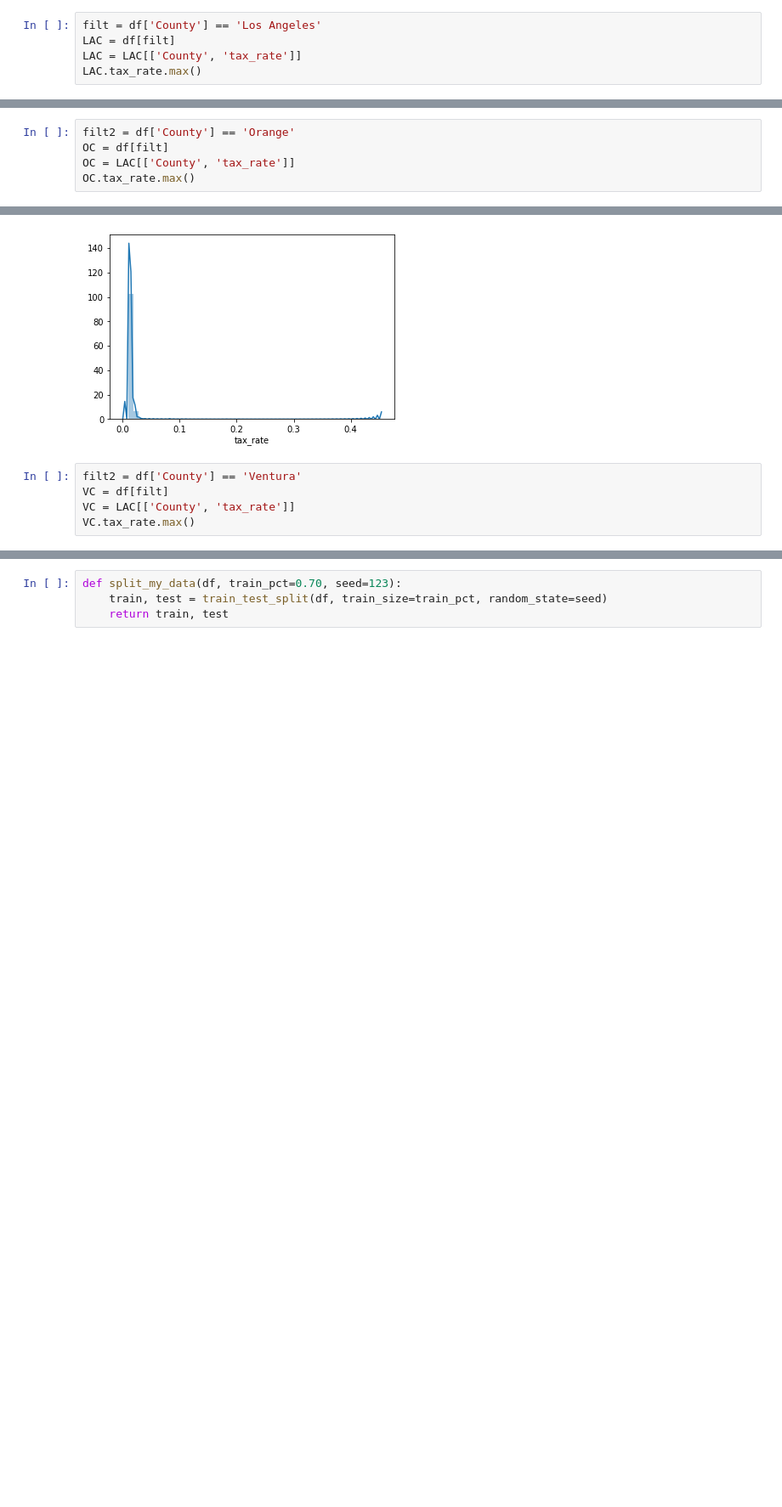
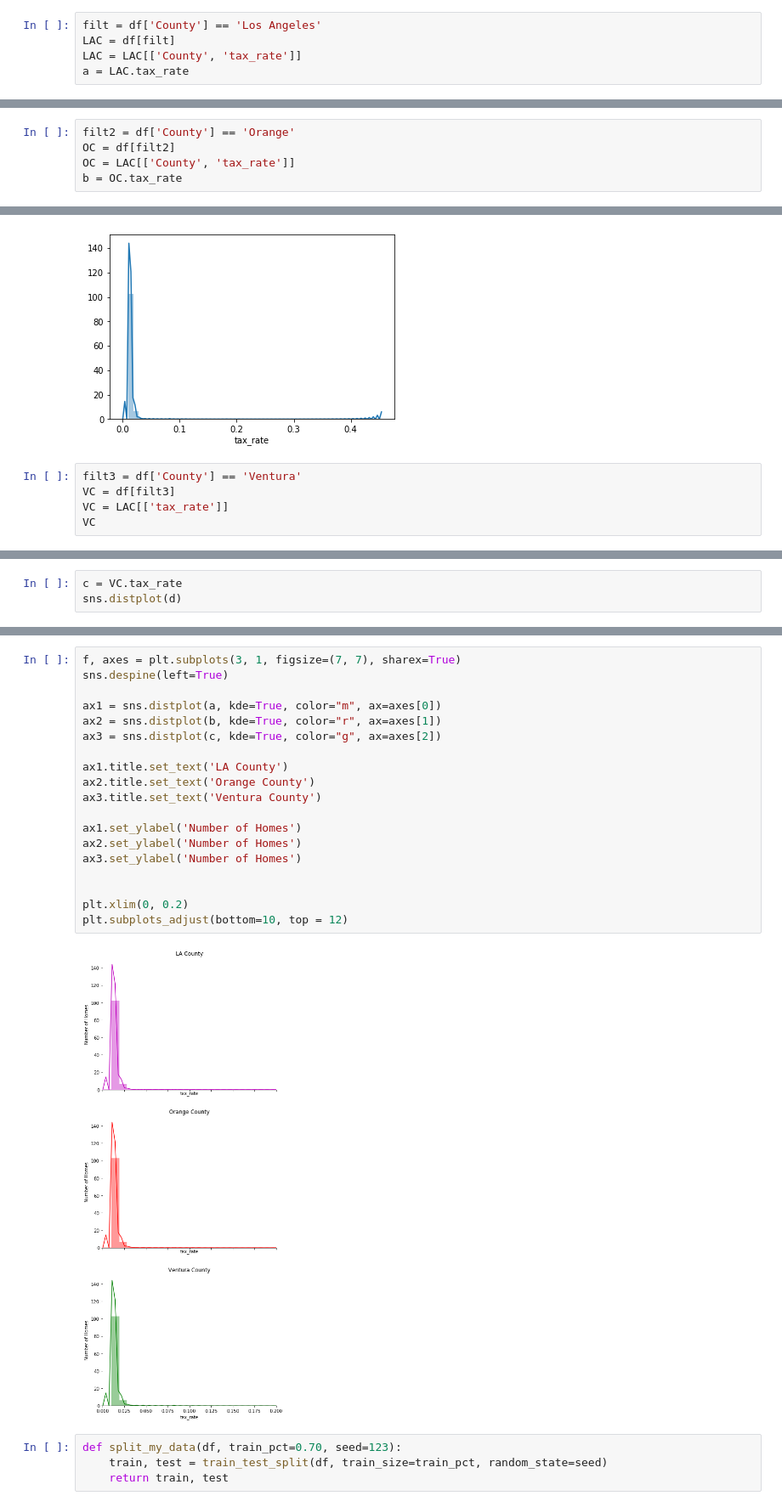
Before and after one commit to JadaShipp/ds-methodologies-exercises, a Jupyter notebook: project/zillow_regression_project.ipynb, the cells around one changed output, grey strips where cells are left out. Shown at 85% size. Cells and saved outputs as stored; diff of their text form; blank space fills up the shorter version.

Commit message:
Finalized subplot code to make plotting function

```diff
--- a/project/zillow_regression_project.ipynb
+++ b/project/zillow_regression_project.ipynb
@@ -224,4 +224,4 @@ df.corr(method ='pearson')
 filt = df['County'] == 'Los Angeles'
 LAC = df[filt]
 LAC = LAC[['County', 'tax_rate']]
-LAC.tax_rate.max()
+a = LAC.tax_rate
@@ -243,6 +241,6 @@ sns.distplot(LAC.tax_rate)
 [figure]
 # %%
 filt2 = df['County'] == 'Orange'
-OC = df[filt]
+OC = df[filt2]
 OC = LAC[['County', 'tax_rate']]
-OC.tax_rate.max()
+b = OC.tax_rate
@@ -254,8 +250,8 @@ sns.distplot(OC.tax_rate)
 <matplotlib.axes._subplots.AxesSubplot at 0x...>
 [figure]
 # %%
-filt2 = df['County'] == 'Ventura'
-VC = df[filt]
-VC = LAC[['County', 'tax_rate']]
-VC.tax_rate.max()
+filt3 = df['County'] == 'Ventura'
+VC = df[filt3]
+VC = LAC[['tax_rate']]
+VC
 # %% [output]
@@ -267,0 +271,3 @@ sns.distplot(VC.tax_rate)
+# %%
+c = VC.tax_rate
+sns.distplot(d)
@@ -268,3 +277,24 @@ sns.distplot(VC.tax_rate)
+# %%
+f, axes = plt.subplots(3, 1, figsize=(7, 7), sharex=True)
+sns.despine(left=True)
+
+ax1 = sns.distplot(a, kde=True, color="m", ax=axes[0])
+ax2 = sns.distplot(b, kde=True, color="r", ax=axes[1])
+ax3 = sns.distplot(c, kde=True, color="g", ax=axes[2])
+
+ax1.title.set_text('LA County')
+ax2.title.set_text('Orange County')
+ax3.title.set_text('Ventura County')
+
+ax1.set_ylabel('Number of Homes')
+ax2.set_ylabel('Number of Homes')
+ax3.set_ylabel('Number of Homes')
+
+
+plt.xlim(0, 0.2)
+plt.subplots_adjust(bottom=10, top = 12)
+# %% [output]
+[figure, added]
 # %%
 def split_my_data(df, train_pct=0.70, seed=123):
     train, test = train_test_split(df, train_size=train_pct, random_state=seed)
```
Also changed, not shown: parts of 5 cells of this notebook.
